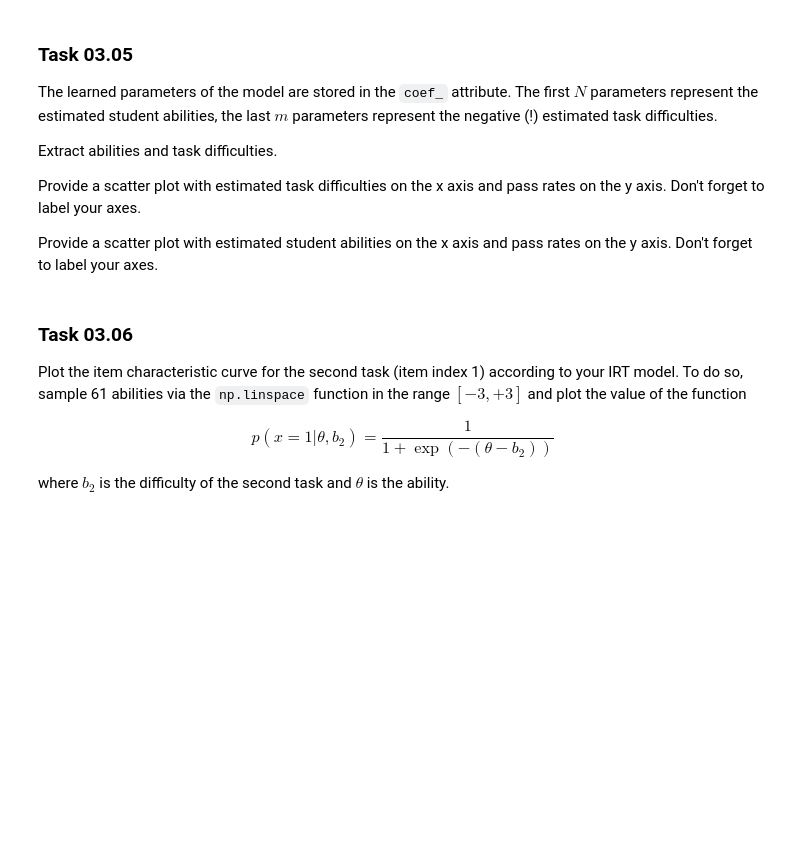
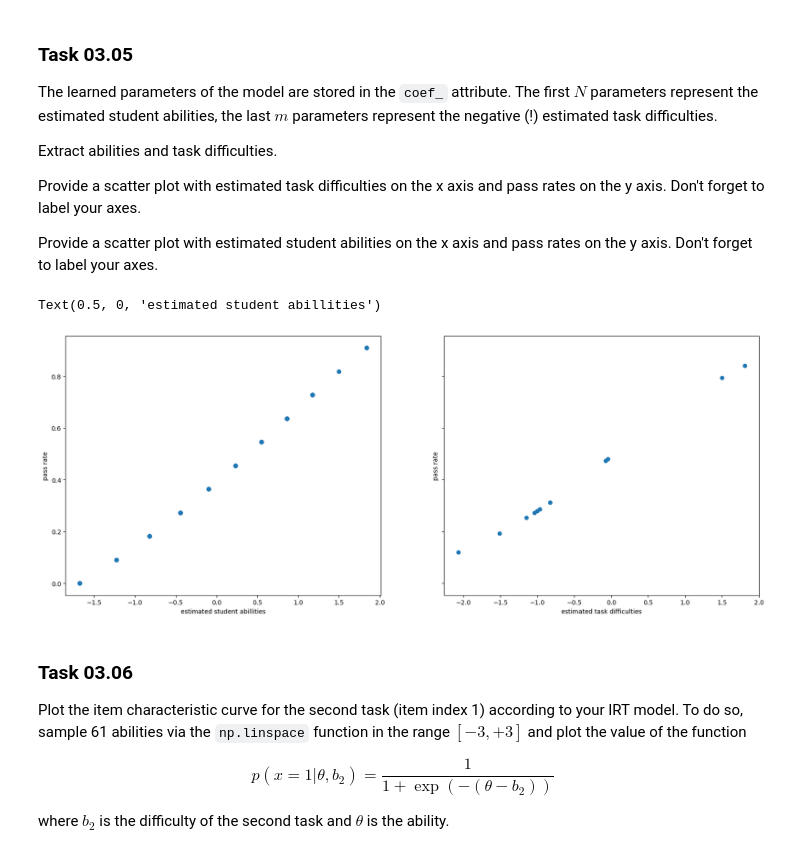
Before and after one commit to ChonsShadow/datamining_24-25, a Jupyter notebook: sheet03/sheet03.ipynb, the cells around one changed output. Drawn from its saved outputs; the diff is of its cells as text; code cells hidden in the pictures; blank space fills up the shorter version.

Commit message:
finished Tasks 03.03 to 03.05

```diff
--- a/sheet03/sheet03.ipynb
+++ b/sheet03/sheet03.ipynb
@@ -86,3 +87,14 @@ Right now, our data is in the form of an $N \times m$ matrix, where $N$ is the n
 
 1. Prepare a $(N \cdot m) \times (N + m)$ matrix `Xlogreg` where each row represents a student-task combination. All entries are zero except for the entries `Xlogreg[i*m+j, i] = 1`, `Xlogreg[i*m+j, N+j] = 1` for all $i \in \{0, \ldots, N-1\}$ and all $j \in \{0, \ldots, m-1\}$. This is the feature matrix for our logistic regression.
 2. Prepare a vector `ylogreg` with $N \cdot m$ entries where each entry represents a student-task combination and `ylogreg[i*m+j] = X[i, j]` for all $i \in \{0, \ldots, N-1\}$ and all $j \in \{0, \ldots, m-1\}$.
+# %%
+Xlogreg = np.zeros((N*m, N+m))
+ylogreg = np.zeros(N*m)
+for i in range(N):
+    for j in range(m):
+        Xlogreg[i*m+j][i] = 1
+        Xlogreg[i*m+j][N+j] = 1
+        ylogreg[i*m+j] = X[i][j]
+
+print(Xlogreg)
+print(ylogreg)
@@ -92,3 +113,7 @@ Right now, our data is in the form of an $N \times m$ matrix, where $N$ is the n
 Use the new format of the data to train an [sklearn.linear_model.LogisticRegression](https://scikit-learn.org/stable/modules/generated/sklearn.linear_model.LogisticRegression.html) model with `penalty = 'l2'`, `C = 1.0`, and `fit_intercept = False`.
 
 Report the accuracy of the model by printing the output of the `score` function of the model.
+# %%
+import sklearn.linear_model
+lr_model = sklearn.linear_model.LogisticRegression(fit_intercept=False).fit(Xlogreg, ylogreg)
+print(lr_model.score(Xlogreg, ylogreg))
@@ -102,6 +129,24 @@ Extract abilities and task difficulties.
 Provide a scatter plot with estimated task difficulties on the x axis and pass rates on the y axis. Don't forget to label your axes.
 
 Provide a scatter plot with estimated student abilities on the x axis and pass rates on the y axis. Don't forget to label your axes.
+# %%
+est_student_abilities = lr_model.coef_[:,:N].flatten()
+est_task_difficulties = lr_model.coef_[:,N:].flatten()
+exercise_pass_rates = np.sum(X, axis=0)/N
+student_pass_rates = np.sum(X, axis=1)/m
+
+# again: no idea why only specific values get plotted and not all of them.
+fig, (student_plot, exercise_plot) = plt.subplots(1, 2, sharey=True, figsize=(20, 7.5))
+exercise_plot.scatter(est_task_difficulties, exercise_pass_rates)
+student_plot.scatter(est_student_abilities, student_pass_rates)
+
+exercise_plot.set_ylabel("pass rate")
+student_plot.set_ylabel("pass rate")
+exercise_plot.set_xlabel("estimated task difficulties")
+student_plot.set_xlabel("estimated student abillities")
+# %% [output]
+Text(0.5, 0, 'estimated student abillities')
+[figure, added]
 # %% [markdown]
 ### Task 03.06
 
```
Also changed, not shown: parts of 4 cells of this notebook.
